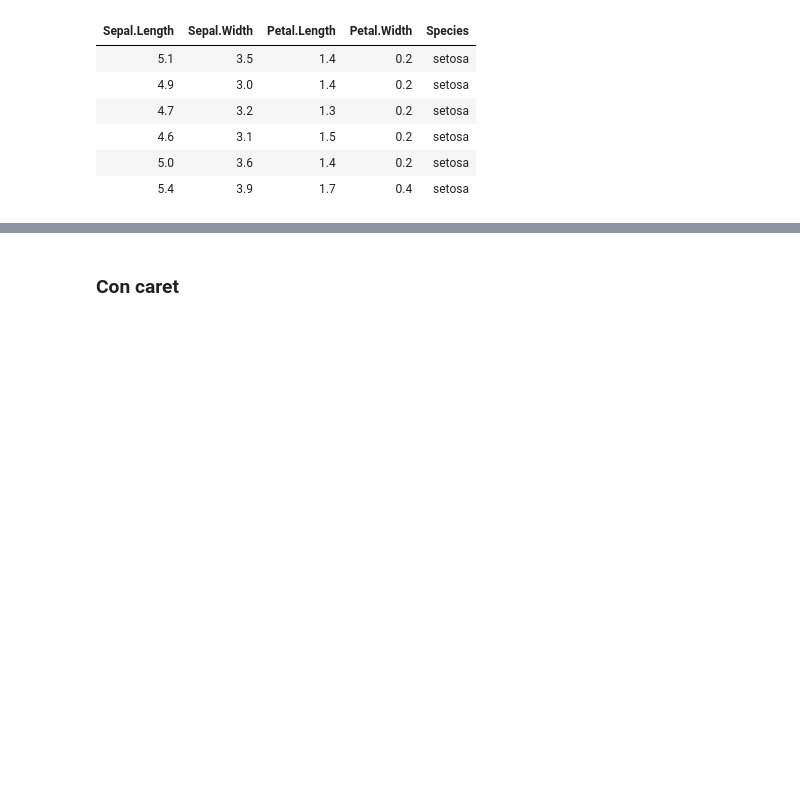
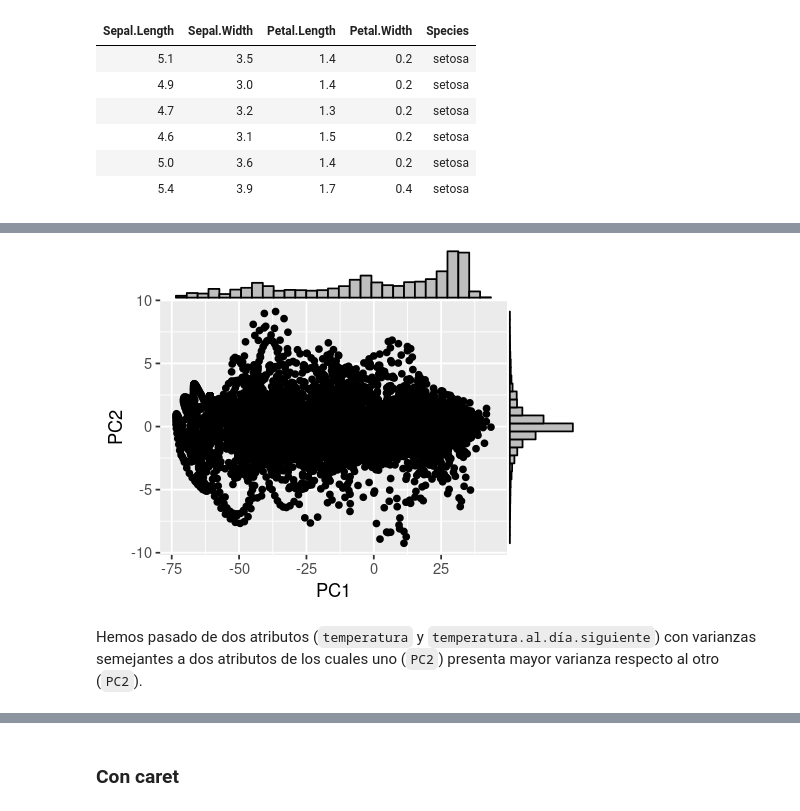
Before and after one commit to matiasbattocchia/clases-aprendizaje-automatico, a Jupyter notebook: Clases R.ipynb, the cells around one changed output, grey strips where cells are left out. Cells and saved outputs as stored; diff of their text form; code cells hidden in the pictures; blank space fills up the shorter version.

```diff
--- a/Clases R.ipynb
+++ b/Clases R.ipynb
@@ -34,0 +103,8 @@ test  <- iris[-train_index,]
+# %%
+p <- ggplot(datos.pca, aes(PC1, PC2)) + geom_point()
+
+ggMarginal(p, type = 'histogram')
+# %% [output]
+[figure, added]
+# %% [markdown]
+Hemos pasado de dos atributos (`temperatura` y `temperatura.al.día.siguiente`) con varianzas semejantes a dos atributos de los cuales uno (`PC2`) presenta mayor varianza respecto al otro (`PC2`).
```
Also changed, not shown: parts of 35 cells of this notebook.
